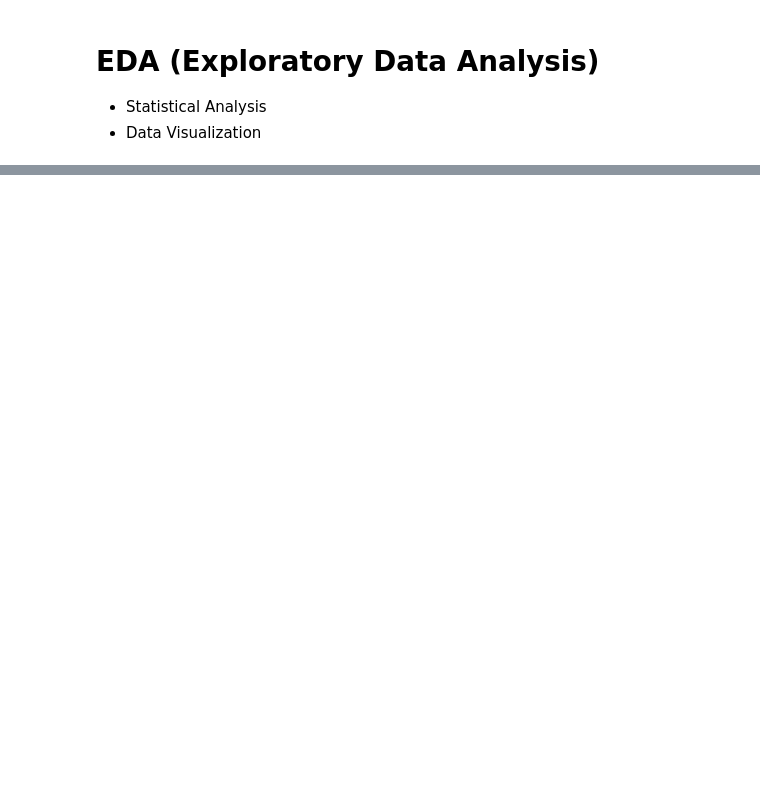
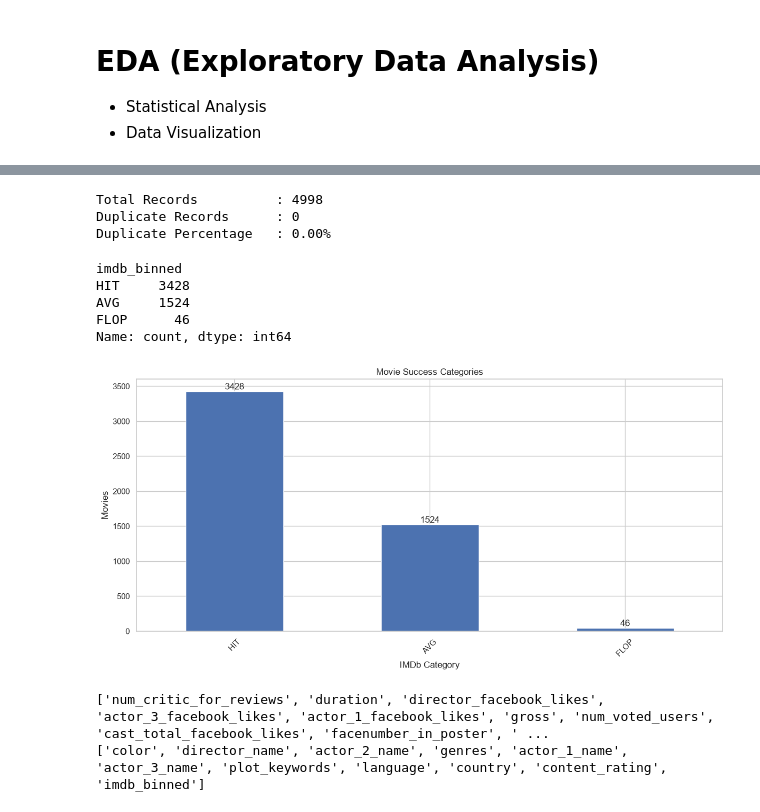
Before and after one commit to sreyapatra33-creator/Movie_Success_Prediction, a Jupyter notebook: EDA_Movie_Success.ipynb, the cells around one changed output, grey strips where cells are left out. Saved outputs shown, nothing was run; the diff lists cells and outputs as text; code cells hidden in the pictures; blank space fills up the shorter version.

```diff
--- a/EDA_Movie_Success.ipynb
+++ b/EDA_Movie_Success.ipynb
@@ -106,15 +46,28 @@ dtype: int64
+# %%
+# Load dataset
+def load_dataset(path):
+    return pd.read_csv(path)
 # %%
-# Top 10 Hit movie Data Visualization
+# Visualization Functions
+def plot_bar(series, title, xlabel, ylabel):
 
-plt.figure(figsize=(12,6))
-ax = top10_hit_movies.plot(kind="bar")
+    plt.figure(figsize=(FIGURE_WIDTH, FIGURE_HEIGHT))
 
-for container in ax.containers:
-    ax.bar_label(container)
+    ax = series.plot(
+        kind="bar"
+    )
 
-plt.title("Top 10 Genres for HIT Movies")
-plt.xlabel("Genres")
-plt.ylabel("Number of HIT Movies")
-plt.xticks(rotation=45)
-plt.tight_layout()
-plt.show()
+    for container in ax.containers:
+        ax.bar_label(container)
+
+    plt.title(title)
+
+    plt.xlabel(xlabel)
+
+    plt.ylabel(ylabel)
+
+    plt.xticks(rotation=45)
+
+    plt.tight_layout()
+
+    plt.show()
@@ -243,0 +180,40 @@ for col in cat_columns:
+# %%
+# Count duplicate rows
+duplicate_count = df.duplicated().sum()
+
+duplicate_percentage = (
+                               duplicate_count / len(df)
+                       ) * 100
+
+print(f"Total Records          : {len(df)}")
+print(f"Duplicate Records      : {duplicate_count}")
+print(f"Duplicate Percentage   : {duplicate_percentage:.2f}%")
+# %% [output]
+Total Records          : 4998
+Duplicate Records      : 0
+Duplicate Percentage   : 0.00%
+# %%
+# Target Distribution
+target_distribution = df[TARGET].value_counts()
+print(target_distribution)
+plot_bar(
+    target_distribution,
+    "Movie Success Categories",
+    "IMDb Category",
+    "Movies"
+)
+# %% [output]
+imdb_binned
+HIT     3428
+AVG     1524
+FLOP      46
+Name: count, dtype: int64
+[figure, added]
+# %%
+# Column Types
+num_cols, cat_cols = get_column_types(df)
+print(num_cols)
+print(cat_cols)
+# %% [output]
+['num_critic_for_reviews', 'duration', 'director_facebook_likes', 'actor_3_facebook_likes', 'actor_1_facebook_likes', 'gross', 'num_voted_users', 'cast_total_facebook_likes', 'facenumber_in_poster', ' ...
+['color', 'director_name', 'actor_2_name', 'genres', 'actor_1_name', 'actor_3_name', 'plot_keywords', 'language', 'country', 'content_rating', 'imdb_binned']
```
Also changed, not shown: parts of 24 cells of this notebook, 22 other files.
